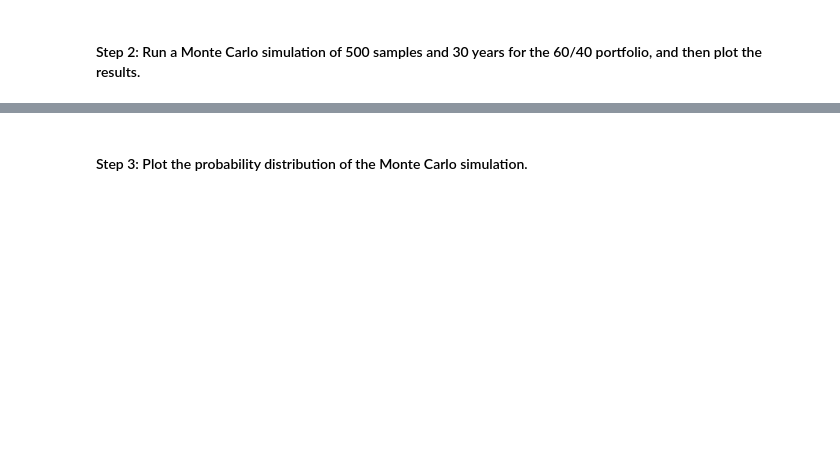
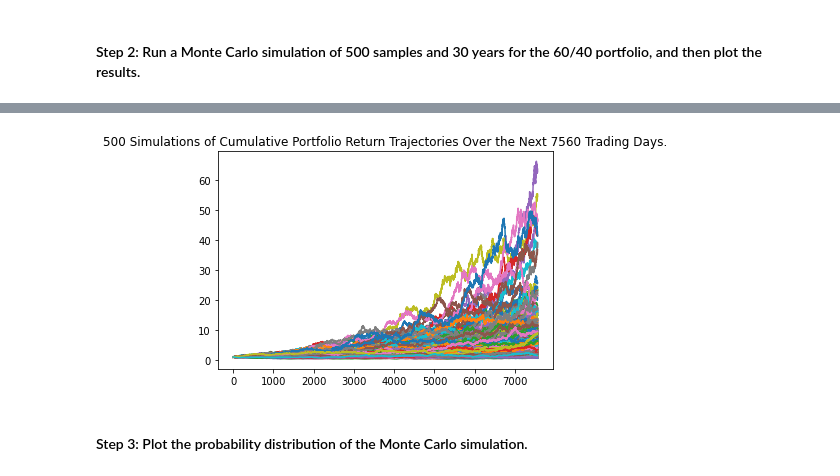
Before and after one commit to tosulai2/Financial-Planner-For-Emergencies---Retirement-Assets, a Jupyter notebook: financial_planning_tools.ipynb, the cells around one changed output, grey strips where cells are left out. Cells and saved outputs as stored; diff of their text form; code cells hidden in the pictures; blank space fills up the shorter version.

Commit message:
Finished Part 2: Create a Financial Planner for Retirement

```diff
--- a/financial_planning_tools.ipynb
+++ b/financial_planning_tools.ipynb
@@ -465,20 +465,33 @@ In this section, you’ll use the MCForecastTools library to create a Monte Carl
 # Alternatively, you can use an end date of 2020-08-07 and work 3 years back from that date
 # YOUR CODE HERE
 # YOUR CODE HERE
+start_date = pd.Timestamp("2019-07-19", tz="America/New_York").isoformat()
+end_date = pd.Timestamp("2022-07-19", tz="America/New_York").isoformat()
 # %%
 # Use the Alpaca get_bars function to make the API call to get the 3 years worth of pricing data
 # The tickers and timeframe parameters should have been set in Part 1 of this activity
 # The start and end dates should be updated with the information set above
 # Remember to add the df property to the end of the call so the response is returned as a DataFrame
 # YOUR CODE HERE
+df_retirement = alpaca.get_bars(
+    tickers,
+    timeframe,
+    start = start_date,
+    end = end_date
+).df
 
 # Reorganize the DataFrame
 # Separate ticker data
 # YOUR CODE HERE
+SPY = df_retirement[df_retirement['symbol']=='SPY'].drop('symbol', axis=1)
+AGG = df_retirement[df_retirement['symbol']=='AGG'].drop('symbol', axis=1)
 
 # Concatenate the ticker DataFrames
 # YOUR CODE HERE
+df_retirement = pd.concat([SPY,AGG],axis=1, keys=['SPY','AGG'])
 
 # Display both the first and last five rows of the DataFrame
 # YOUR CODE HERE
 # YOUR CODE HERE
+display(df_retirement.head())
+display(df_retirement.tail())
@@ -489,6 +519,13 @@ In this section, you’ll use the MCForecastTools library to create a Monte Carl
 # The weights should be split 40% to AGG and 60% to SPY.
 # Run 500 samples.
 # YOUR CODE HERE
+MC_thirty = MCSimulation(
+    portfolio_data = df_retirement,
+    weights = [.60,.40],
+    num_simulation = 500,
+    num_trading_days = 252*30
+)
 
 # Review the simulation input data
 # YOUR CODE HERE
+MC_thirty.portfolio_data.head()
@@ -498,7 +587,12 @@ In this section, you’ll use the MCForecastTools library to create a Monte Carl
 # %%
 # Visualize the 30-year Monte Carlo simulation by creating an
 # overlay line plot
 # YOUR CODE HERE
+MC_sim_line_plot = MC_thirty.plot_simulation()
+# Save the plot for future use
+MC_sim_line_plot.get_figure().savefig("MC_thirty_sim_plot.png", bbox_inches="tight")
+# %% [output]
+[figure, added]
 # %% [markdown]
 #### Step 3: Plot the probability distribution of the Monte Carlo simulation.
 # %%
```
Also changed, not shown: parts of 16 cells of this notebook, 4 other files.
